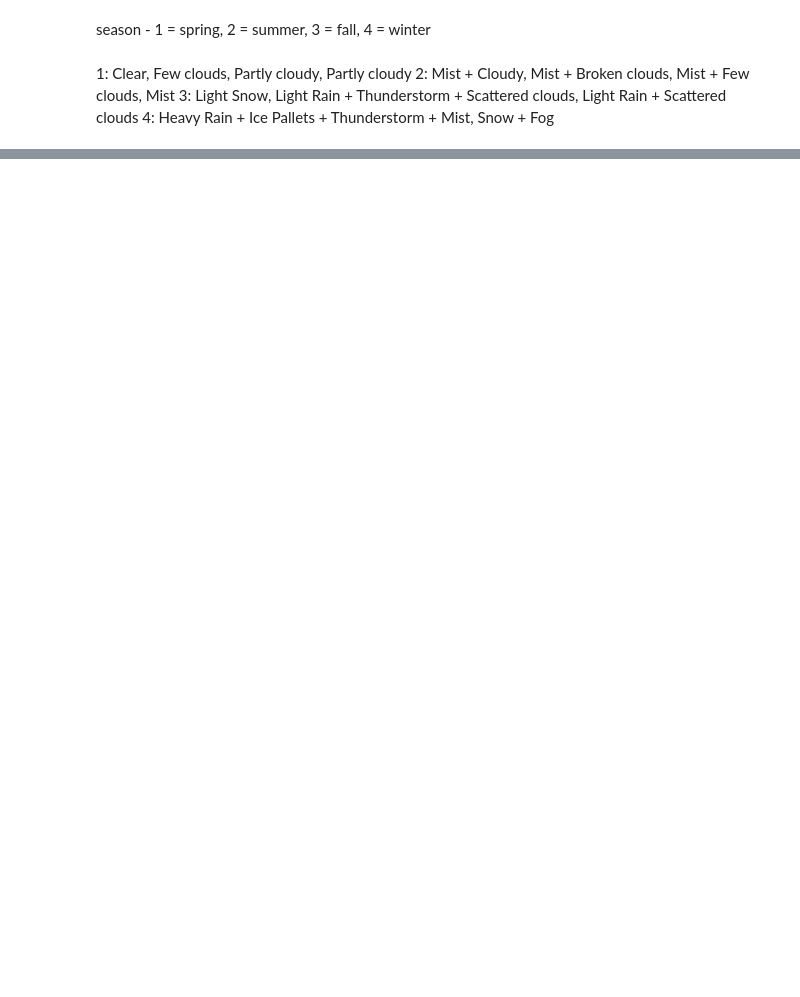
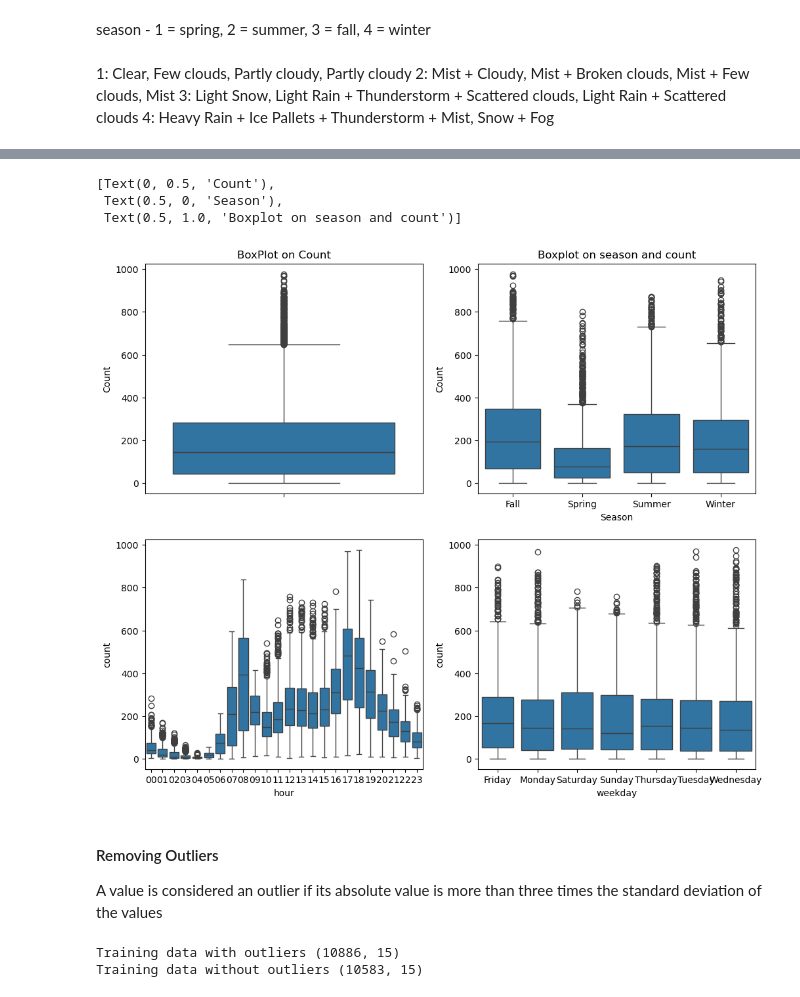
Before and after one commit to manishbhatia7/kaggle, a Jupyter notebook: Competition Datasets/Bike Sharing Demand/BikeSharing.ipynb, the cells around one changed output, grey strips where cells are left out. Saved outputs shown, nothing was run; the diff lists cells and outputs as text; code cells hidden in the pictures; blank space fills up the shorter version.

```diff
--- a/Competition Datasets/Bike Sharing Demand/BikeSharing.ipynb
+++ b/Competition Datasets/Bike Sharing Demand/BikeSharing.ipynb
@@ -157,0 +182,17 @@ memory usage: 756.4+ KB
+# %%
+fig,axes=plt.subplots(nrows=2,ncols=2)
+fig.set_size_inches(12,10)
+sn.boxplot(data=train,y="count",orient="v",ax=axes[0][0])
+sn.boxplot(data=train,y="count",x="season",orient="v",ax=axes[0][1])
+sn.boxplot(data=train,y="count",x="hour",orient="v",ax=axes[1][0])
+sn.boxplot(data=train,y="count",x="weekday",orient="v",ax=axes[1][1])
+axes[0][0].set(ylabel='Count',title='BoxPlot on Count')
+axes[0][1].set(ylabel='Count',xlabel='Season',title='Boxplot on season and count')
+# %% [output]
+[Text(0, 0.5, 'Count'),
+ Text(0.5, 0, 'Season'),
+ Text(0.5, 1.0, 'Boxplot on season and count')]
+[figure, added]
+# %% [markdown]
+#### Removing Outliers
+A value is considered an outlier if its absolute value is more than three times the standard deviation of the values
@@ -157,0 +206,6 @@ memory usage: 756.4+ KB
+# %%
+print("Training data with outliers",train.shape)
+print("Training data without outliers",train_outliers_removed.shape)
+# %% [output]
+Training data with outliers (10886, 15)
+Training data without outliers (10583, 15)
```
Also changed, not shown: parts of 9 cells of this notebook.
